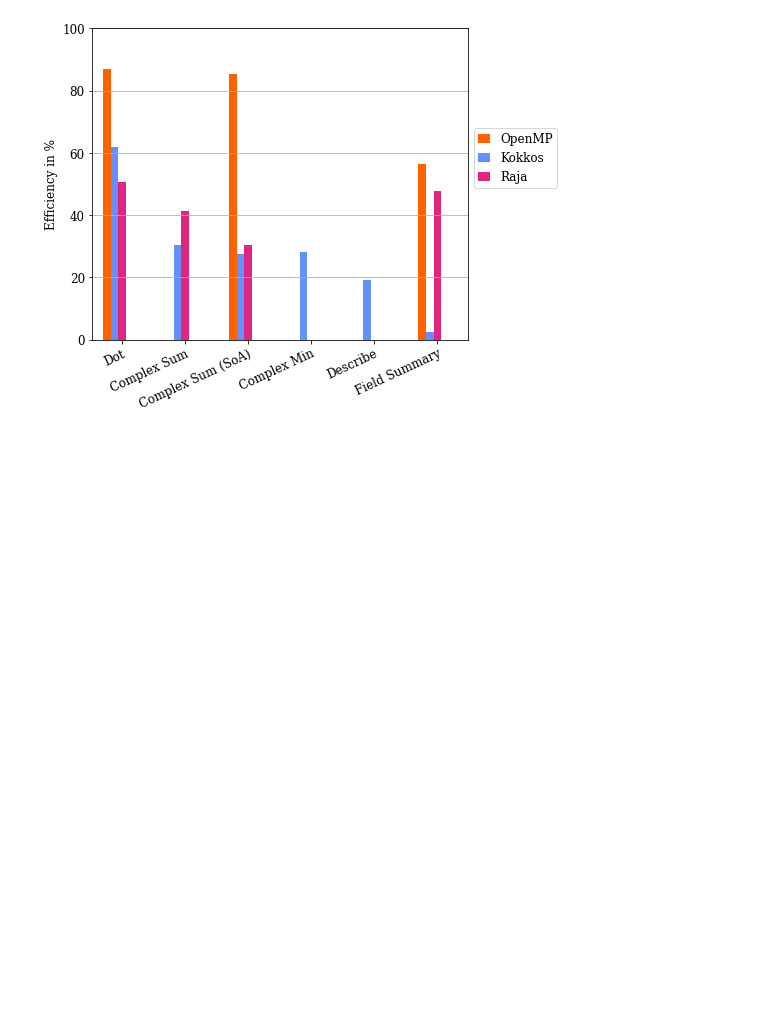
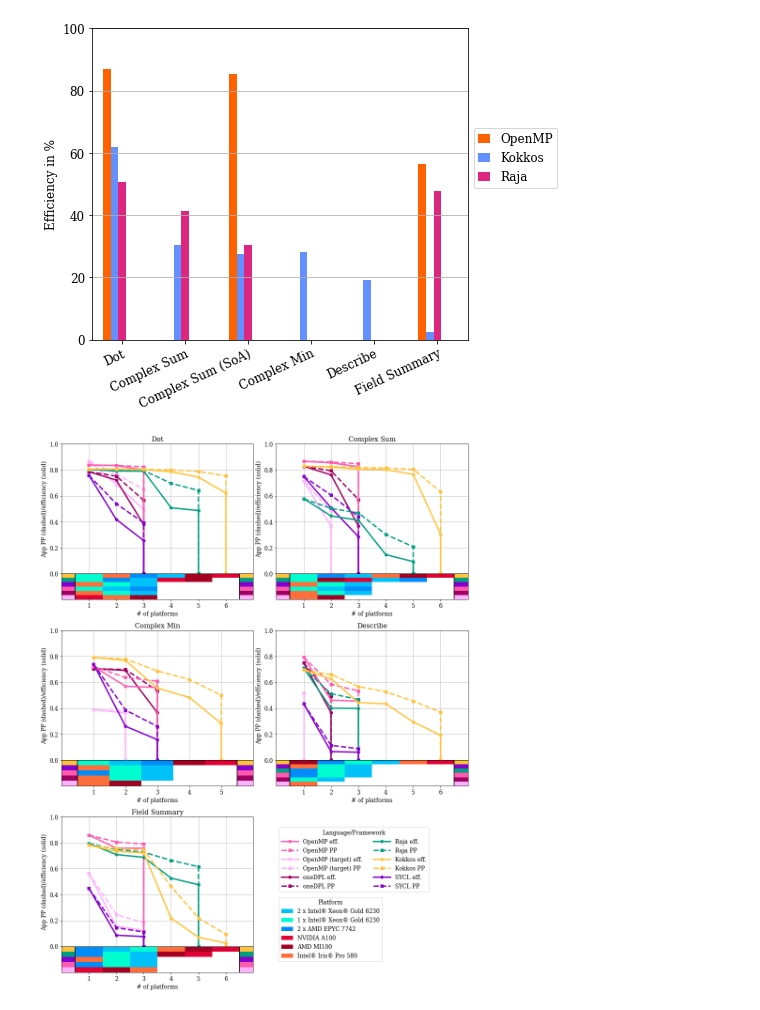
Before and after one commit to UoB-HPC/everythingsreduced, a Jupyter notebook: results/results.ipynb, the cells around one changed output. Cells and saved outputs as stored; diff of their text form; code cells hidden in the pictures; blank space fills up the shorter version.

Commit message:
Add new cascade plot version of notebook.
Depends on importing the pp_vis script from the UoB
performance_portability repo

```diff
--- a/results/results.ipynb
+++ b/results/results.ipynb
@@ -178,0 +184,13 @@ plot('a100', vals)
+# %%
+app_order=["OpenMP", "OpenMP (target)", "oneDPL", "Raja", "Kokkos", "SYCL"]
+# %%
+base_app_colors =[
+  "#FF5AAF",
+   "#FFB2FD",
+  "#9F0162",
+ "#009F81",
+ "#FFC33B",
+
+ "#8400CD",
+ ]
+app_colors = dict(zip(app_order,base_app_colors))
@@ -178,0 +223,30 @@ plot('a100', vals)
+# %%
+fig = plt.figure(figsize=(1.5*8.5, 1.5*11))
+
+handles = {}
+gs = fig.add_gridspec(3,2)
+for i, appfile in enumerate(["./dot.csv", "./complex_sum.csv", "./complex_min.csv", "./describe.csv", "./field_summary.csv"]):
+
+    col = i-2*(i//2)
+    row = i//2
+    index = [row, col]
+
+    effs_df = pp_vis.app_effs(appfile, raw_effs=True)
+    plats = effs_df[effs_df.columns[0]]
+
+    appname = os.path.splitext(os.path.basename(appfile))[0]
+    ax=pp_vis.plot_cascade(fig, gs, index, effs_df, handles, app_colors=app_colors, plat_colors=plat_colors)
+    ax.set_ylim([0,1])
+
+    ax.set_title(kernel_name_map[appname])
+
+handle_names =sorted(list(handles.keys()), key=lambda x: app_order.index(" ".join(x.split()[:-1])))
+handle_lists = [handles[a] for a in handle_names]
+fig.legend(handle_lists, handle_names, loc='upper left' , bbox_to_anchor=(0.55,0.30),handlelength=3.0, ncol=2, title="Language/Framework")
+fig.legend(handles=cpu_handles+gpu_handles, loc='lower left', bbox_to_anchor=(0.55,0.05),handlelength=2.0, ncol=1, title="Platform")
+
+plt.tight_layout(pad=0.4,w_pad=0.5, h_pad=1.0)
+#plt.subplots_adjust(bottom=0.2)
+plt.savefig(f"all_cascade.pdf", dpi=300, bbox_inches="tight")
+# %% [output]
+[figure, added]
```
Also changed, not shown: parts of 2 cells of this notebook.
